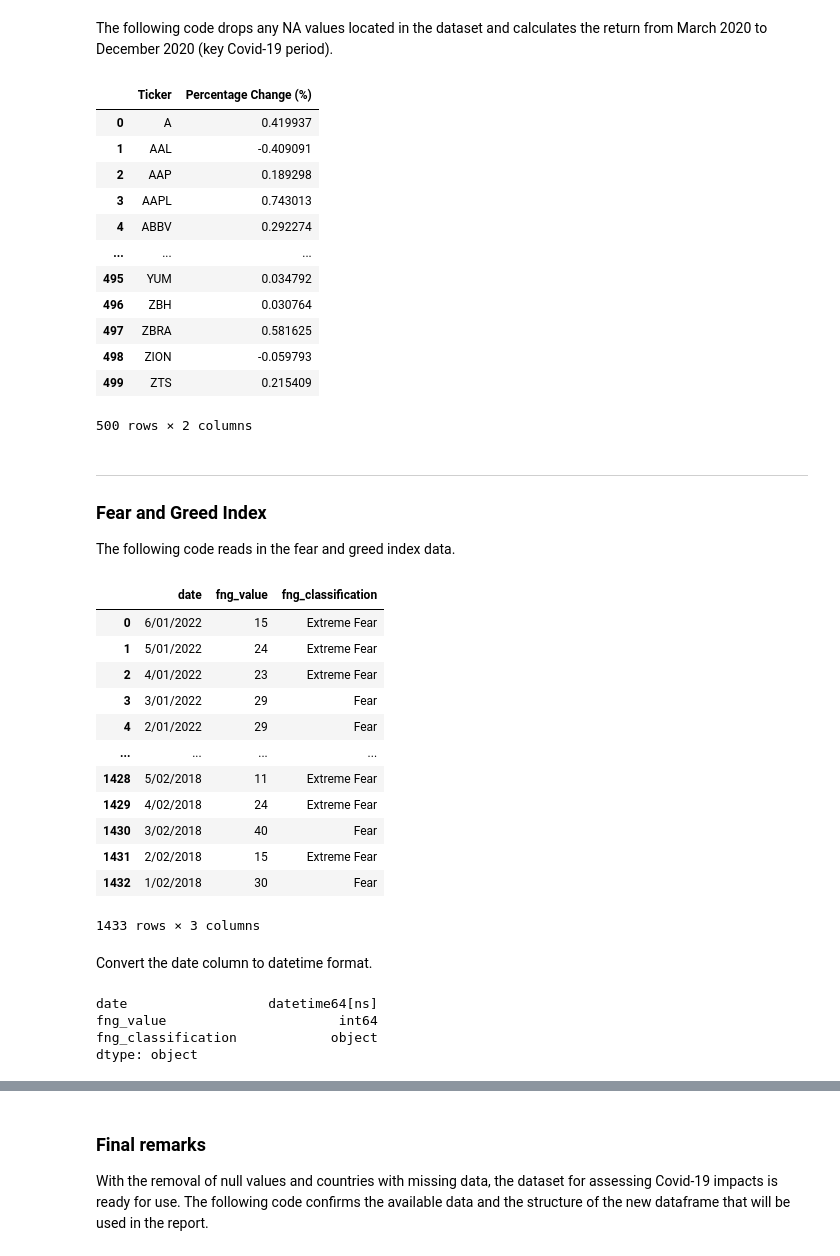
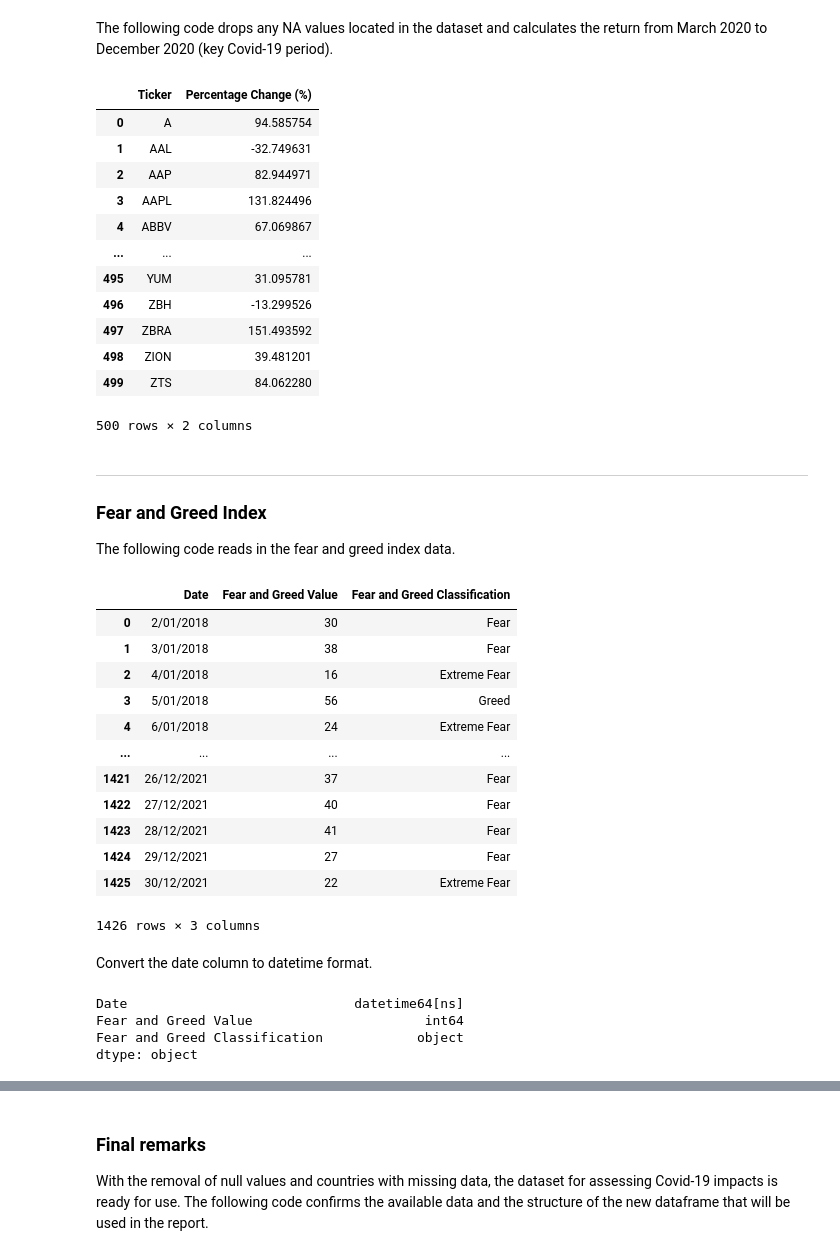
Before and after one commit to Arkiea/Project-1-group-B, a Jupyter notebook: Data Collection.ipynb, the cells around one changed output, grey strips where cells are left out. Saved outputs shown, nothing was run; the diff lists cells and outputs as text; code cells hidden in the pictures.

```diff
--- a/Data Collection.ipynb
+++ b/Data Collection.ipynb
@@ -34,6 +35,9 @@ This section of the data collection process collects time series data related to
 # Specify the URL to the raw github content
 url = 'https://raw.githubusercontent.com/owid/covid-19-data/master/public/data/owid-covid-data.csv'
 geo_url = 'https://raw.githubusercontent.com/albertyw/avenews/master/old/data/average-latitude-longitude-countries.csv'
+
+# Set path for writing CSV files to data
+write_path = "./Data/"
 
 # Read the covid data into a dataframe
 covid = pd.read_csv(url)
@@ -388,19 +380,22 @@ sp_movement.dropna(how = 'all', inplace = True)
 sp_movement = sp_movement.stack().reset_index().rename(columns = {'level_1' : 'Ticker',
                                                                   0 : 'Percentage Change (%)'}).drop(columns = 'Date')
 
+# Multiple percentage change by 100
+sp_movement['Percentage Change (%)'] = sp_movement['Percentage Change (%)'] * 100
+
 # Display results
 sp_movement
 # %% [output]
 |  | Ticker | Percentage Change (%) |
-| 0 | A | 0.419937 |
-| 1 | AAL | -0.409091 |
-| 2 | AAP | 0.189298 |
-| 3 | AAPL | 0.743013 |
-| 4 | ABBV | 0.292274 |
+| 0 | A | 94.585754 |
+| 1 | AAL | -32.749631 |
+| 2 | AAP | 82.944971 |
+| 3 | AAPL | 131.824496 |
+| 4 | ABBV | 67.069867 |
 | ... | ... | ... |
-| 495 | YUM | 0.034792 |
-| 496 | ZBH | 0.030764 |
-| 497 | ZBRA | 0.581625 |
-| 498 | ZION | -0.059793 |
-| 499 | ZTS | 0.215409 |
+| 495 | YUM | 31.095781 |
+| 496 | ZBH | -13.299526 |
+| 497 | ZBRA | 151.493592 |
+| 498 | ZION | 39.481201 |
+| 499 | ZTS | 84.062280 |
 500 rows × 2 columns
@@ -412,34 +430,39 @@ sp_movement
 The following code reads in the fear and greed index data.
 # %%
 # Import CSV file
-fear_greed = pd.read_csv("fear_greed_crypto.csv")
+fear_greed = pd.read_csv(write_path + "fear_greed_crypto.csv")
+
+# Rename columns
+fear_greed.rename(columns = {'date' : 'Date',
+                             'fng_value' : 'Fear and Greed Value',
+                             'fng_classification' : 'Fear and Greed Classification'}, inplace = True)
 
 # Display results
 fear_greed
 # %% [output]
-|  | date | fng_value | fng_classification |
-| 0 | 6/01/2022 | 15 | Extreme Fear |
-| 1 | 5/01/2022 | 24 | Extreme Fear |
-| 2 | 4/01/2022 | 23 | Extreme Fear |
-| 3 | 3/01/2022 | 29 | Fear |
-| 4 | 2/01/2022 | 29 | Fear |
+|  | Date | Fear and Greed Value | Fear and Greed Classification |
+| 0 | 2/01/2018 | 30 | Fear |
+| 1 | 3/01/2018 | 38 | Fear |
+| 2 | 4/01/2018 | 16 | Extreme Fear |
+| 3 | 5/01/2018 | 56 | Greed |
+| 4 | 6/01/2018 | 24 | Extreme Fear |
 | ... | ... | ... | ... |
-| 1428 | 5/02/2018 | 11 | Extreme Fear |
-| 1429 | 4/02/2018 | 24 | Extreme Fear |
-| 1430 | 3/02/2018 | 40 | Fear |
-| 1431 | 2/02/2018 | 15 | Extreme Fear |
-| 1432 | 1/02/2018 | 30 | Fear |
+| 1421 | 26/12/2021 | 37 | Fear |
+| 1422 | 27/12/2021 | 40 | Fear |
+| 1423 | 28/12/2021 | 41 | Fear |
+| 1424 | 29/12/2021 | 27 | Fear |
+| 1425 | 30/12/2021 | 22 | Extreme Fear |
-1433 rows × 3 columns
+1426 rows × 3 columns
 # %% [markdown]
 Convert the date column to datetime format.
 # %%
 # Convert date format to datetime format using Pandas
-fear_greed['date'] = pd.to_datetime(fear_greed['date'], infer_datetime_format = True)
+fear_greed['Date'] = pd.to_datetime(fear_greed['Date'], infer_datetime_format = True)
 
 # Assess data types
 fear_greed.dtypes
 # %% [output]
-date                  datetime64[ns]
-fng_value                      int64
-fng_classification            object
+Date                             datetime64[ns]
+Fear and Greed Value                      int64
+Fear and Greed Classification            object
 dtype: object
```
Also changed, not shown: parts of 11 cells of this notebook, 8 other files.
